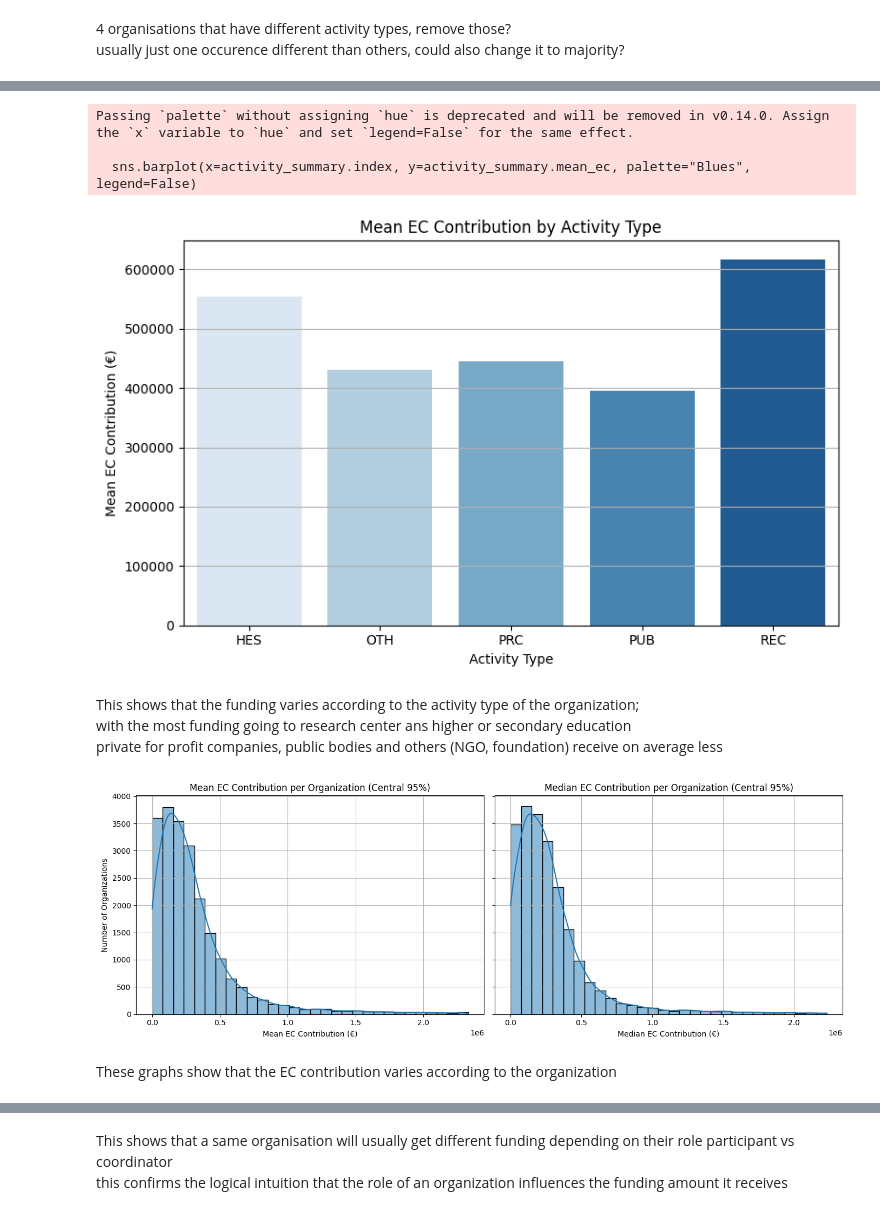
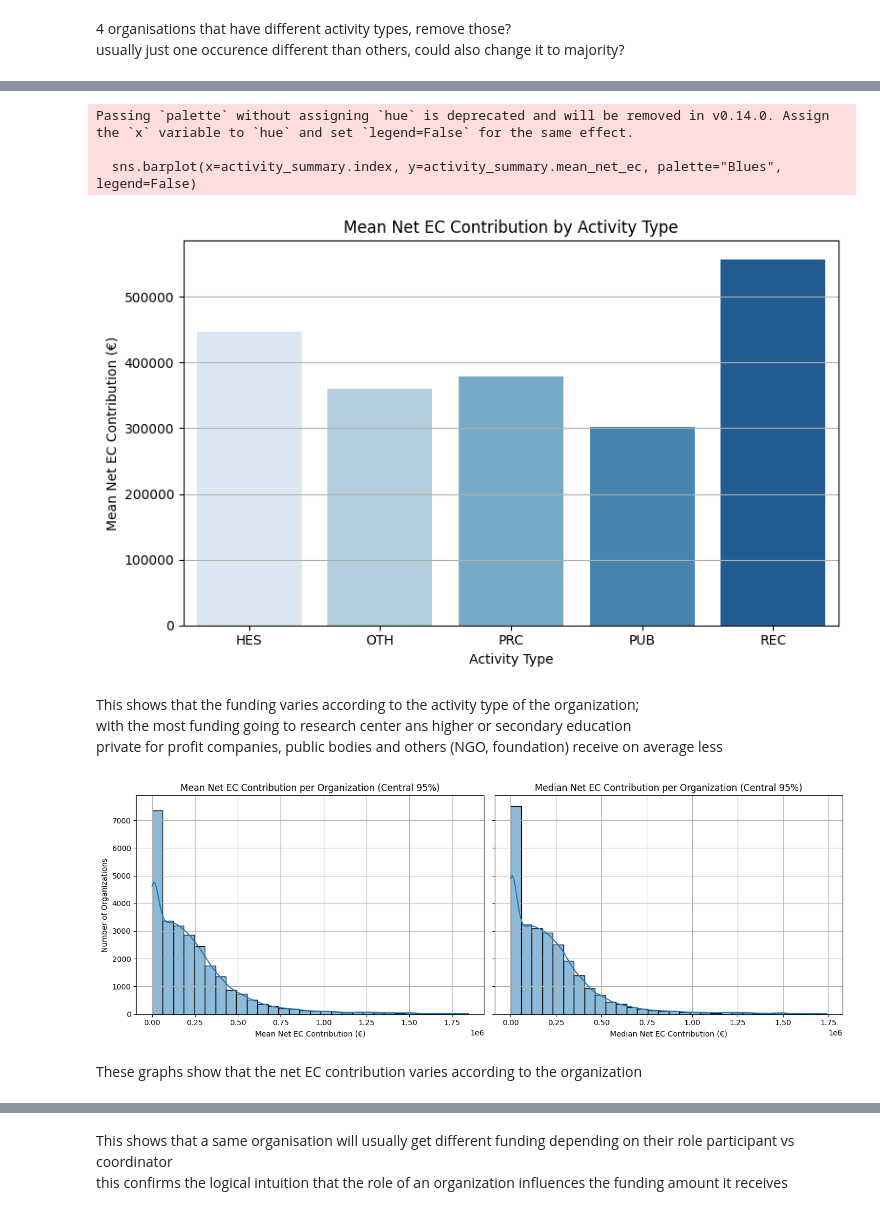
Before and after one commit to EliasIblisdir/MDA_project, a Jupyter notebook: Horizon.ipynb, the cells around one changed output, grey strips where cells are left out. Cells and saved outputs as stored; diff of their text form; code cells hidden in the pictures.

```diff
--- a/Horizon.ipynb
+++ b/Horizon.ipynb
@@ -956,9 +996,9 @@ activity_summary
 # %%
 plt.figure(figsize=(8, 5))
-sns.barplot(x=activity_summary.index, y=activity_summary.mean_ec, palette="Blues", legend=False)
+sns.barplot(x=activity_summary.index, y=activity_summary.mean_net_ec, palette="Blues", legend=False)
 
-plt.title("Mean EC Contribution by Activity Type")
-plt.ylabel("Mean EC Contribution (€)")
+plt.title("Mean Net EC Contribution by Activity Type")
+plt.ylabel("Mean Net EC Contribution (€)")
 plt.xlabel("Activity Type")
 plt.grid(axis="y")
 plt.tight_layout()
@@ -966,42 +1006,42 @@ plt.show()
 # %% [output]
 Passing `palette` without assigning `hue` is deprecated and will be removed in v0.14.0. Assign the `x` variable to `hue` and set `legend=False` for the same effect.
 
-  sns.barplot(x=activity_summary.index, y=activity_summary.mean_ec, palette="Blues", legend=False)
+  sns.barplot(x=activity_summary.index, y=activity_summary.mean_net_ec, palette="Blues", legend=False)
-[figure, old version]
+[figure, new version]
 # %% [markdown]
 This shows that the funding varies according to the activity type of the organization; <br> with the most funding going to research center ans higher or secondary education <br> private for profit companies, public bodies and others (NGO, foundation) receive on average less
 # %%
-org_ec_median = organizations.groupby("name")["ecContribution"].median()
-org_ec_mean = organizations.groupby("name")["ecContribution"].mean()
+org_ec_median = organizations.groupby("name")["netEcContribution"].median()
+org_ec_mean = organizations.groupby("name")["netEcContribution"].mean()
 # %%
 # Trim to central 95% for both
 q_low_mean = org_ec_mean.quantile(0.025)
 q_high_mean = org_ec_mean.quantile(0.975)
 org_ec_mean_trimmed = org_ec_mean[(org_ec_mean >= q_low_mean) & (org_ec_mean <= q_high_mean)]
 
 q_low_med = org_ec_median.quantile(0.025)
 q_high_med = org_ec_median.quantile(0.975)
 org_ec_median_trimmed = org_ec_median[(org_ec_median >= q_low_med) & (org_ec_median <= q_high_med)]
 
 # Plot side by side
 fig, axes = plt.subplots(1, 2, figsize=(14, 5), sharey=True)
 
 sns.histplot(org_ec_mean_trimmed, bins=30, kde=True, ax=axes[0])
-axes[0].set_title("Mean EC Contribution per Organization (Central 95%)")
-axes[0].set_xlabel("Mean EC Contribution (€)")
+axes[0].set_title("Mean Net EC Contribution per Organization (Central 95%)")
+axes[0].set_xlabel("Mean Net EC Contribution (€)")
 axes[0].set_ylabel("Number of Organizations")
 axes[0].grid(True)
 
 sns.histplot(org_ec_median_trimmed, bins=30, kde=True, ax=axes[1])
-axes[1].set_title("Median EC Contribution per Organization (Central 95%)")
-axes[1].set_xlabel("Median EC Contribution (€)")
+axes[1].set_title("Median Net EC Contribution per Organization (Central 95%)")
+axes[1].set_xlabel("Median Net EC Contribution (€)")
 axes[1].grid(True)
 
 plt.tight_layout()
 plt.show()
 # %% [output]
-[figure, old version]
+[figure, new version]
 # %% [markdown]
-These graphs show that the EC contribution varies according to the organization
+These graphs show that the net EC contribution varies according to the organization
 # %%
 # Sum EC per org-role pair
```
Also changed, not shown: parts of 62 cells of this notebook, 2 other files.
